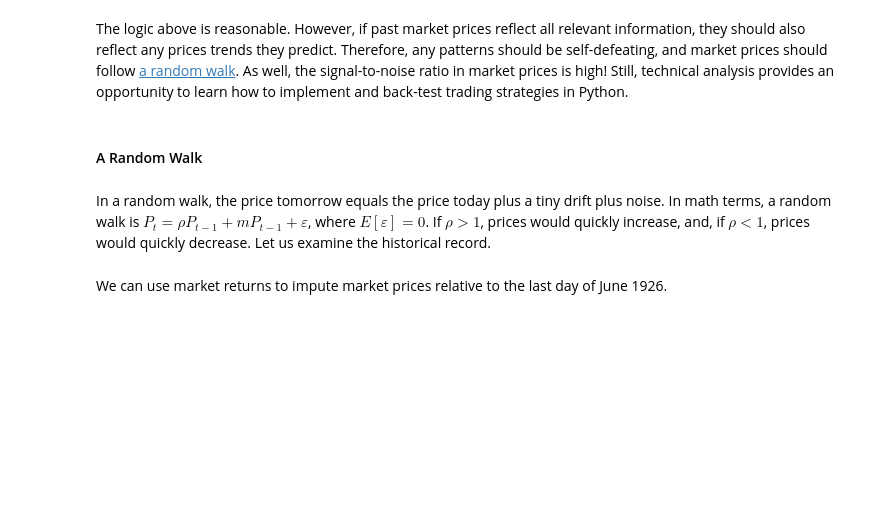
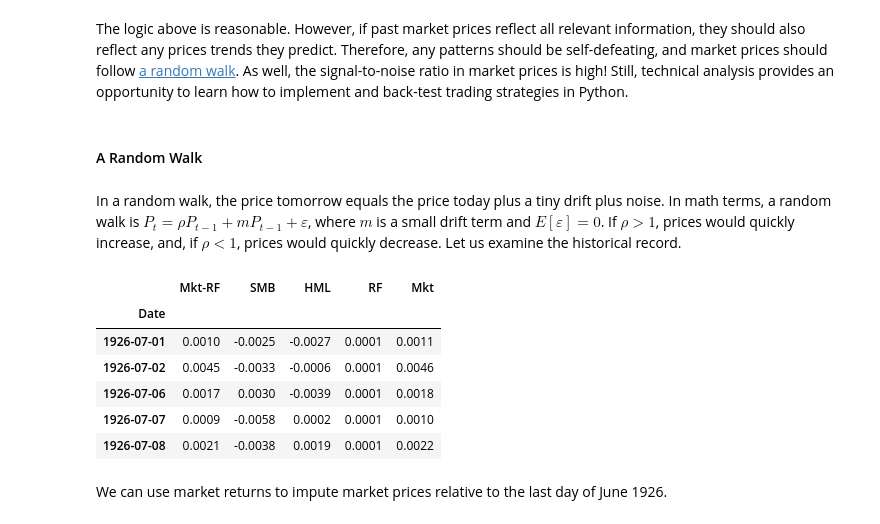
Before and after one commit to dmsb-fina-6333/2023-spring, a Jupyter notebook: Notebooks/_build/jupyter_execute/herron_02_lecture.ipynb, the cells around one changed output. Drawn from its saved outputs; the diff is of its cells as text; code cells hidden in the pictures; blank space fills up the shorter version.

```diff
--- a/Notebooks/_build/jupyter_execute/herron_02_lecture.ipynb
+++ b/Notebooks/_build/jupyter_execute/herron_02_lecture.ipynb
@@ -72,7 +73,7 @@ Still, technical analysis provides an opportunity to learn how to implement and
 #### A Random Walk
 # %% [markdown]
 In a random walk, the price tomorrow equals the price today plus a tiny drift plus noise.
-In math terms, a random walk is $P_{t} = \rho P_{t-1} + m P_{t-1} + \varepsilon$, where $E[\varepsilon] = 0$.
+In math terms, a random walk is $P_{t} = \rho P_{t-1} + m P_{t-1} + \varepsilon$, where $m$ is a small drift term and $E[\varepsilon] = 0$.
 If $\rho > 1$, prices would quickly increase, and, if $\rho < 1$, prices would quickly decrease.
 Let us examine the historical record.
 # %%
@@ -82,15 +83,25 @@ session = requests_cache.CachedSession()
 # %%
 ff = (
     pdr.DataReader(
         name='F-F_Research_Data_Factors_daily',
         data_source='famafrench',
         start='1900',
         session=session
     )
     [0]
     .assign(Mkt = lambda x: x['Mkt-RF'] + x['RF'])
     .div(100)
 )
+
+ff.head()
+# %% [output]
+|  | Mkt-RF | SMB | HML | RF | Mkt |
+| Date |  |  |  |  |  |
+| 1926-07-01 | 0.0010 | -0.0025 | -0.0027 | 0.0001 | 0.0011 |
+| 1926-07-02 | 0.0045 | -0.0033 | -0.0006 | 0.0001 | 0.0046 |
+| 1926-07-06 | 0.0017 | 0.0030 | -0.0039 | 0.0001 | 0.0018 |
+| 1926-07-07 | 0.0009 | -0.0058 | 0.0002 | 0.0001 | 0.0010 |
+| 1926-07-08 | 0.0021 | -0.0038 | 0.0019 | 0.0001 | 0.0022 |
 # %% [markdown]
 We can use market returns to impute market prices relative to the last day of June 1926.
 # %%
```
Also changed, not shown: parts of 7 cells of this notebook, 18 other files.
